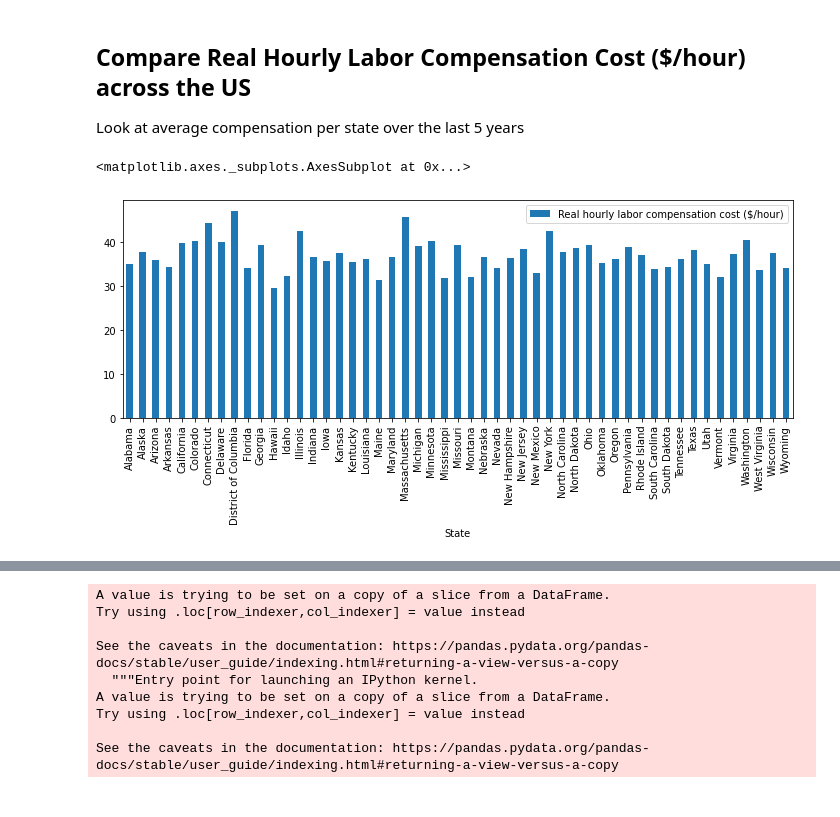
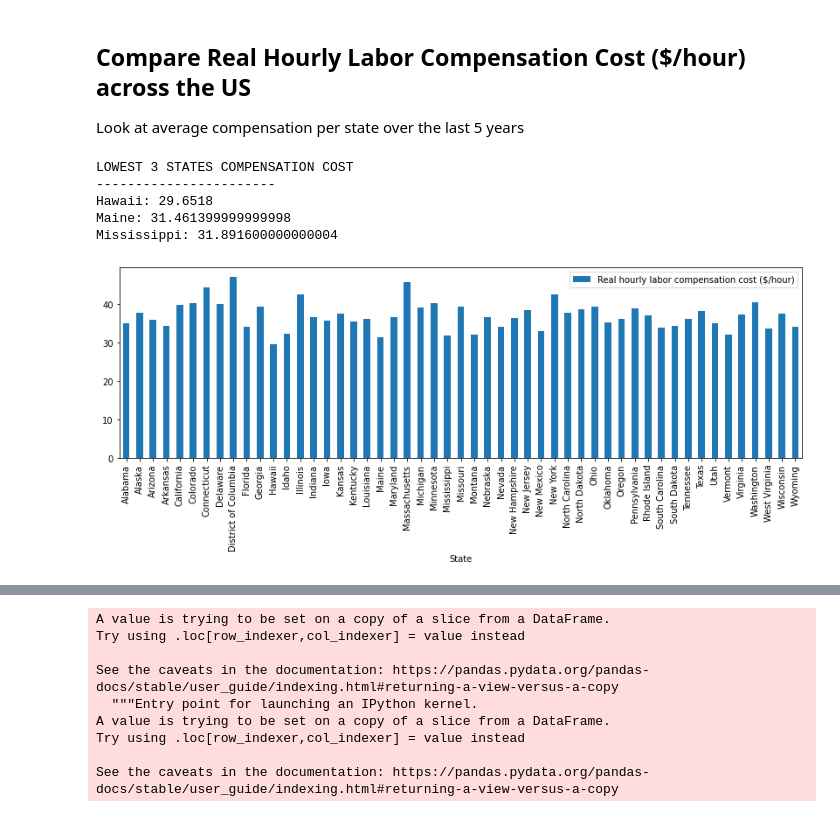
Before and after one commit to Blashford/Next-Factory-ACME, a Jupyter notebook: starter_notebook.ipynb, the cells around one changed output, grey strips where cells are left out. Saved outputs shown, nothing was run; the diff lists cells and outputs as text; code cells hidden in the pictures.

Commit message:
printed lowest 3 states

```diff
--- a/starter_notebook.ipynb
+++ b/starter_notebook.ipynb
@@ -45,18 +45,30 @@ Look at average compensation per state over the last 5 years
 # %%
 # Narrow down our columns and get last 5 years
 five_list = [2015, 2016, 2017, 2018, 2019]
 hourly_comp_data = labor_df.loc[labor_df['Year'].isin(five_list),[
     'State',
     'Year',
     'Real hourly labor compensation cost ($/hour)',
     'Real hourly labor compensation (percent change)',
     'Hourly labor compensation cost ($/hour)',
     'Hourly labor compensation cost (percent change)']]
+# Group by state and get the averages; then plot for comparison
 avg_comp = hourly_comp_data.groupby('State').mean()
-avg_comp.plot(kind="bar", y='Real hourly labor compensation cost ($/hour)', figsize=(12,4))
+avg_comp.plot(kind="bar", y=['Real hourly labor compensation cost ($/hour)'], figsize=(14,4))
+
+# Print out the lowest 3 for visibility
+avg_comp_sorted = avg_comp.sort_values(['Real hourly labor compensation cost ($/hour)'])
+lowest_comps = avg_comp_sorted.iloc[0:3,:]
+print("LOWEST 3 STATES COMPENSATION COST\n-----------------------")
+for index,row in lowest_comps.iterrows():
+    print(f"{index}: {row['Real hourly labor compensation cost ($/hour)']}")
 # %% [output]
-<matplotlib.axes._subplots.AxesSubplot at 0x...>
+LOWEST 3 STATES COMPENSATION COST
+-----------------------
+Hawaii: 29.6518
+Maine: 31.461399999999998
+Mississippi: 31.891600000000004
-[figure, old version]
+[figure, new version]
 # %%
 df = labor_df[[
     'State',
```
